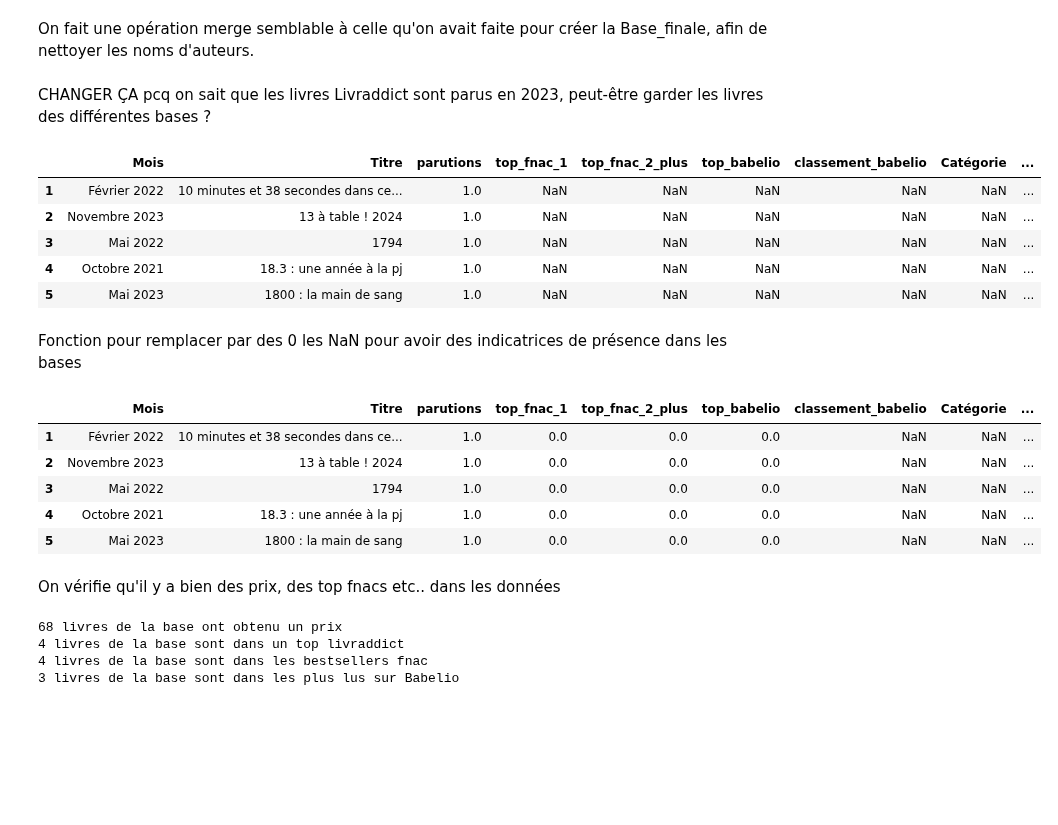
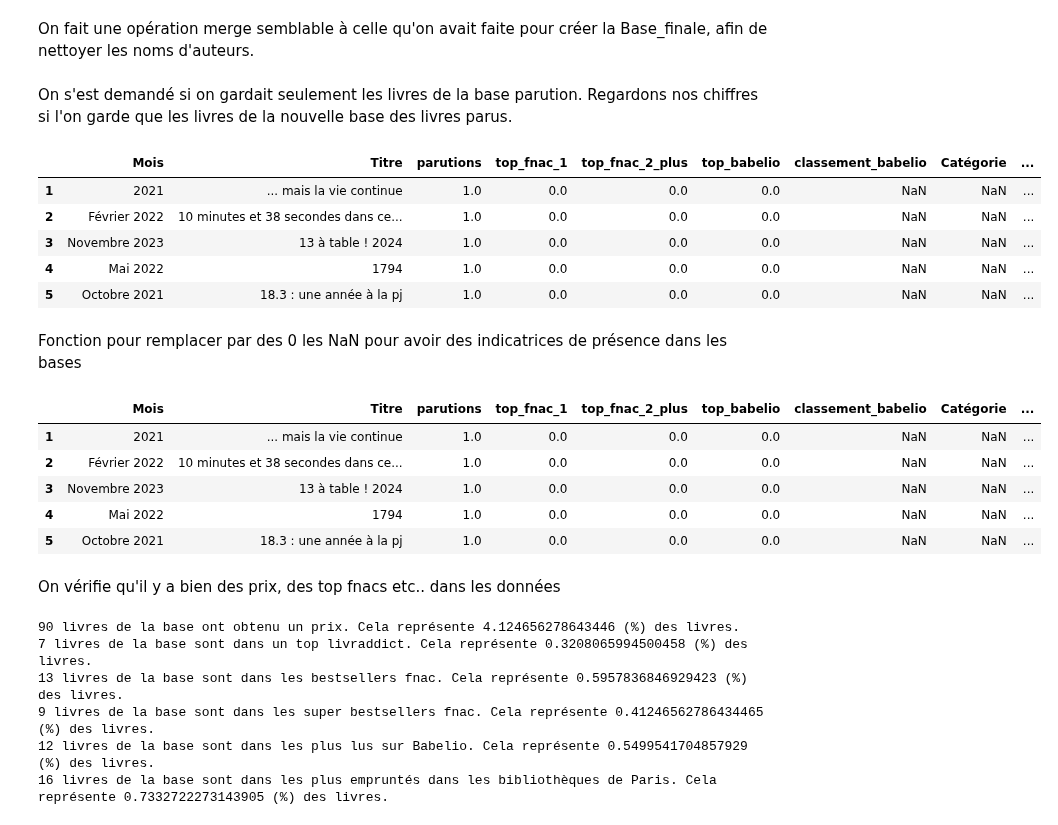
Before and after one commit to manonmgd/pythonds_MM_MM_DS, a Jupyter notebook: création_base.ipynb, the cells around one changed output. Saved outputs shown, nothing was run; the diff lists cells and outputs as text; code cells hidden in the pictures; blank space fills up the shorter version.

```diff
--- a/création_base.ipynb
+++ b/création_base.ipynb
@@ -2569,19 +2569,19 @@ second_merged_df = df_babelio_books.merge(df_to_merge_with, on="Titre", how="out
 second_merged_df['Auteur']= None
 second_merged_df['Auteur'] = second_merged_df['Auteur'].combine_first(second_merged_df['Auteur_x']).combine_first(second_merged_df['Auteur_y'])
 second_merged_df.drop(columns=['Auteur_x', 'Auteur_y'], inplace=True)
-# %% [markdown]
-CHANGER ÇA pcq on sait que les livres Livraddict sont parus en 2023, peut-être garder les livres des différentes bases ?
+# %% [markdown]
+On s'est demandé si on gardait seulement les livres de la base parution. Regardons nos chiffres si l'on garde que les livres de la nouvelle base des livres parus.
 # %%
-second_merged_df = second_merged_df[second_merged_df['parutions']==1]
+only_new = second_merged_df[second_merged_df['parutions']==1]
 # %%
-second_merged_df.head(5)
+only_new.head(5)
 # %% [output]
 |  | Mois | Titre | parutions | top_fnac_1 | top_fnac_2_plus | top_babelio | classement_babelio | Catégorie | ... |
-| 1 | Février 2022 | 10 minutes et 38 secondes dans ce... | 1.0 | NaN | NaN | NaN | NaN | NaN | ... |
-| 2 | Novembre 2023 | 13 à table ! 2024 | 1.0 | NaN | NaN | NaN | NaN | NaN | ... |
-| 3 | Mai 2022 | 1794 | 1.0 | NaN | NaN | NaN | NaN | NaN | ... |
-| 4 | Octobre 2021 | 18.3 : une année à la pj | 1.0 | NaN | NaN | NaN | NaN | NaN | ... |
-| 5 | Mai 2023 | 1800 : la main de sang | 1.0 | NaN | NaN | NaN | NaN | NaN | ... |
+| 1 | 2021 | ... mais la vie continue | 1.0 | 0.0 | 0.0 | 0.0 | NaN | NaN | ... |
+| 2 | Février 2022 | 10 minutes et 38 secondes dans ce... | 1.0 | 0.0 | 0.0 | 0.0 | NaN | NaN | ... |
+| 3 | Novembre 2023 | 13 à table ! 2024 | 1.0 | 0.0 | 0.0 | 0.0 | NaN | NaN | ... |
+| 4 | Mai 2022 | 1794 | 1.0 | 0.0 | 0.0 | 0.0 | NaN | NaN | ... |
+| 5 | Octobre 2021 | 18.3 : une année à la pj | 1.0 | 0.0 | 0.0 | 0.0 | NaN | NaN | ... |
 # %% [markdown]
 Fonction pour remplacer par des 0 les NaN pour avoir des indicatrices de présence dans les bases
 # %%
@@ -2595,25 +2600,37 @@ def place0(row):
 # %%
-second_merged_df.head(5)
+only_new.head(5)
 # %% [output]
 |  | Mois | Titre | parutions | top_fnac_1 | top_fnac_2_plus | top_babelio | classement_babelio | Catégorie | ... |
-| 1 | Février 2022 | 10 minutes et 38 secondes dans ce... | 1.0 | 0.0 | 0.0 | 0.0 | NaN | NaN | ... |
-| 2 | Novembre 2023 | 13 à table ! 2024 | 1.0 | 0.0 | 0.0 | 0.0 | NaN | NaN | ... |
-| 3 | Mai 2022 | 1794 | 1.0 | 0.0 | 0.0 | 0.0 | NaN | NaN | ... |
-| 4 | Octobre 2021 | 18.3 : une année à la pj | 1.0 | 0.0 | 0.0 | 0.0 | NaN | NaN | ... |
-| 5 | Mai 2023 | 1800 : la main de sang | 1.0 | 0.0 | 0.0 | 0.0 | NaN | NaN | ... |
+| 1 | 2021 | ... mais la vie continue | 1.0 | 0.0 | 0.0 | 0.0 | NaN | NaN | ... |
+| 2 | Février 2022 | 10 minutes et 38 secondes dans ce... | 1.0 | 0.0 | 0.0 | 0.0 | NaN | NaN | ... |
+| 3 | Novembre 2023 | 13 à table ! 2024 | 1.0 | 0.0 | 0.0 | 0.0 | NaN | NaN | ... |
+| 4 | Mai 2022 | 1794 | 1.0 | 0.0 | 0.0 | 0.0 | NaN | NaN | ... |
+| 5 | Octobre 2021 | 18.3 : une année à la pj | 1.0 | 0.0 | 0.0 | 0.0 | NaN | NaN | ... |
 # %% [markdown]
 On vérifie qu'il y a bien des prix, des top fnacs etc.. dans les données
 # %%
-wikipedia_allbooks = second_merged_df[second_merged_df['prix_19_23']==1]
-print(str(len(wikipedia_allbooks))+" livres de la base ont obtenu un prix")
-livraddict_allbooks = second_merged_df[second_merged_df['top_livraddict']==1]
-print(str(len(livraddict_allbooks))+" livres de la base sont dans un top livraddict")
-fnac_allbooks = second_merged_df[second_merged_df['top_fnac_1']==1]
-print(str(len(fnac_allbooks))+" livres de la base sont dans les bestsellers fnac")
-babelio_allbooks = second_merged_df[second_merged_df['top_babelio']==1]
-print(str(len(babelio_allbooks))+" livres de la base sont dans les plus lus sur Babelio")
+wikipedia_allbooks = only_new[only_new['prix_19_23']==1]
+prop_wiki = (len(wikipedia_allbooks)*100)/len(only_new)
+print(str(len(wikipedia_allbooks))+" livres de la base ont obtenu un prix. Cela représente "+str(prop_wiki)+" (%) des livres.")
+livraddict_allbooks = only_new[only_new['top_livraddict']==1]
+prop_livraddict = (len(livraddict_allbooks)*100)/len(only_new)
+print(str(len(livraddict_allbooks))+" livres de la base sont dans un top livraddict. Cela représente "+str(prop_livraddict)+" (%) des livres.")
+fnac_allbooks = only_new[only_new['top_fnac_1']==1]
+prop_fnac = (len(fnac_allbooks)*100)/len(only_new)
+print(str(len(fnac_allbooks))+" livres de la base sont dans les bestsellers fnac. Cela représente "+str(prop_fnac)+" (%) des livres.")
+fnac2_allbooks = only_new[only_new['top_fnac_2_plus']==1]
+prop_2fnac = (len(fnac2_allbooks)*100)/len(only_new)
+print(str(len(fnac2_allbooks))+" livres de la base sont dans les super bestsellers fnac. Cela représente "+str(prop_2fnac)+" (%) des livres.")
+babelio_allbooks = only_new[only_new['top_babelio']==1]
+prop_babelio = (len(babelio_allbooks)*100)/len(only_new)
+print(str(len(babelio_allbooks))+" livres de la base sont dans les plus lus sur Babelio. Cela représente "+str(prop_babelio)+" (%) des livres.")
+bibli_allbooks = only_new[only_new['Top_bibliothèque']==1]
+prop_bibli = (len(bibli_allbooks)*100)/len(only_new)
+print(str(len(bibli_allbooks))+" livres de la base sont dans les plus empruntés dans les bibliothèques de Paris. Cela représente "+str(prop_bibli)+" (%) des livres.")
 # %% [output]
-68 livres de la base ont obtenu un prix
-4 livres de la base sont dans un top livraddict
-4 livres de la base sont dans les bestsellers fnac
-3 livres de la base sont dans les plus lus sur Babelio
+90 livres de la base ont obtenu un prix. Cela représente 4.124656278643446 (%) des livres.
+7 livres de la base sont dans un top livraddict. Cela représente 0.3208065994500458 (%) des livres.
+13 livres de la base sont dans les bestsellers fnac. Cela représente 0.5957836846929423 (%) des livres.
+9 livres de la base sont dans les super bestsellers fnac. Cela représente 0.41246562786434465 (%) des livres.
+12 livres de la base sont dans les plus lus sur Babelio. Cela représente 0.5499541704857929 (%) des livres.
+16 livres de la base sont dans les plus empruntés dans les bibliothèques de Paris. Cela représente 0.7332722273143905 (%) des livres.
```
Also changed, not shown: parts of 3 cells of this notebook, 1 other file.
